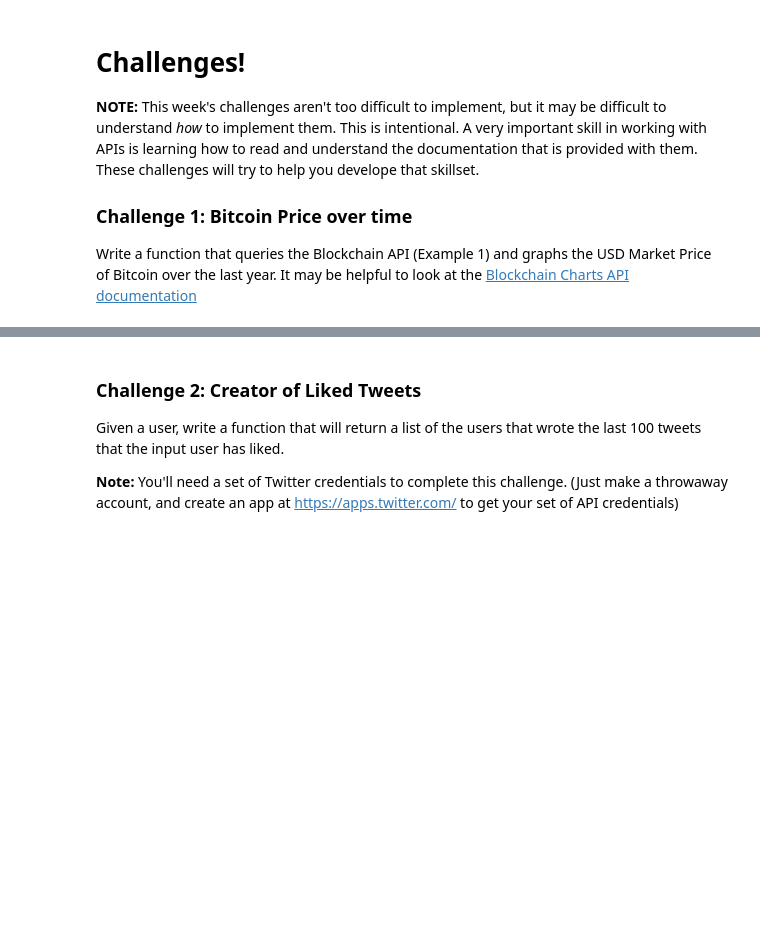
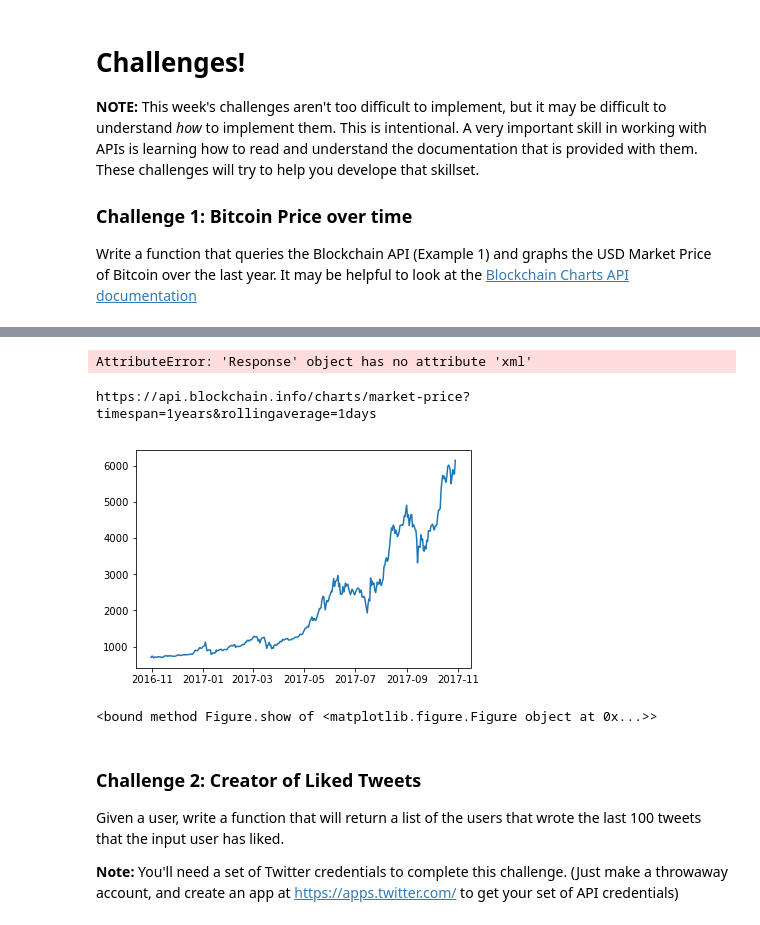
Before and after one commit to YaboLee/Data_Hackerspace_FA17, a Jupyter notebook: week7/APIs.ipynb, the cells around one changed output, grey strips where cells are left out. Cells and saved outputs as stored; diff of their text form; code cells hidden in the pictures; blank space fills up the shorter version.

```diff
--- a/week7/APIs.ipynb
+++ b/week7/APIs.ipynb
@@ -196,3 +256,33 @@ bitcoin_price()
+# %%
+params = {
+        "timespan":"1years",
+        "rollingaverage":"1days"
+    }
+r = requests.get('https://blockchain.info/charts/')
+# %% [output]
+AttributeError: 'Response' object has no attribute 'xml'
+# %%
+params = {
+    "timespan":"1years",
+    "rollingaverage":"1days"
+}
+r = requests.get('https://api.blockchain.info/charts/market-price', params=params)
+print(r.url)
+data = r.json()
+x_values = [datetime.fromtimestamp(t['x'])for t in data['values']]
+y_values = [t['y']for t in data['values']]
+fig, ax = plt.subplots()
+ax.plot(x_values, y_values)
+fig.show()
+# %% [output]
+https://api.blockchain.info/charts/market-price?timespan=1years&rollingaverage=1days
+[figure, added]
+# %%
+data_df = pd.DataFrame(x_values, y_values)
+data_df.plot
+fig.show
+# %% [output]
+<bound method Figure.show of <matplotlib.figure.Figure object at 0x...>>
 # %% [markdown]
 ### Challenge 2: Creator of Liked Tweets
 Given a user, write a function that will return a list of the users that wrote the last 100 tweets that the input user has liked.
```
Also changed, not shown: parts of 23 cells of this notebook, 9 other files.
